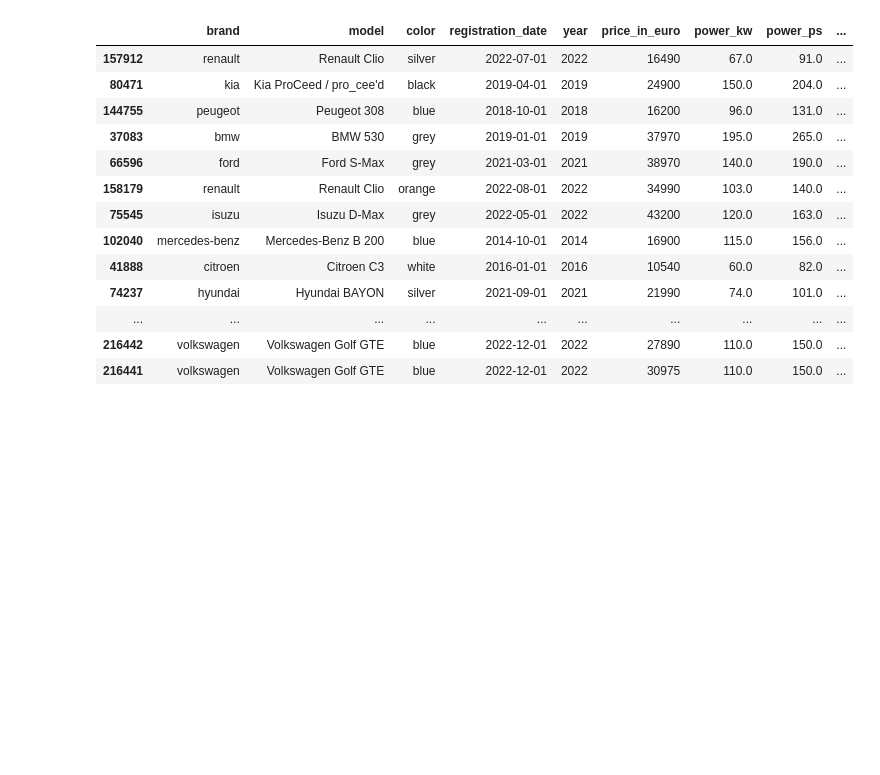
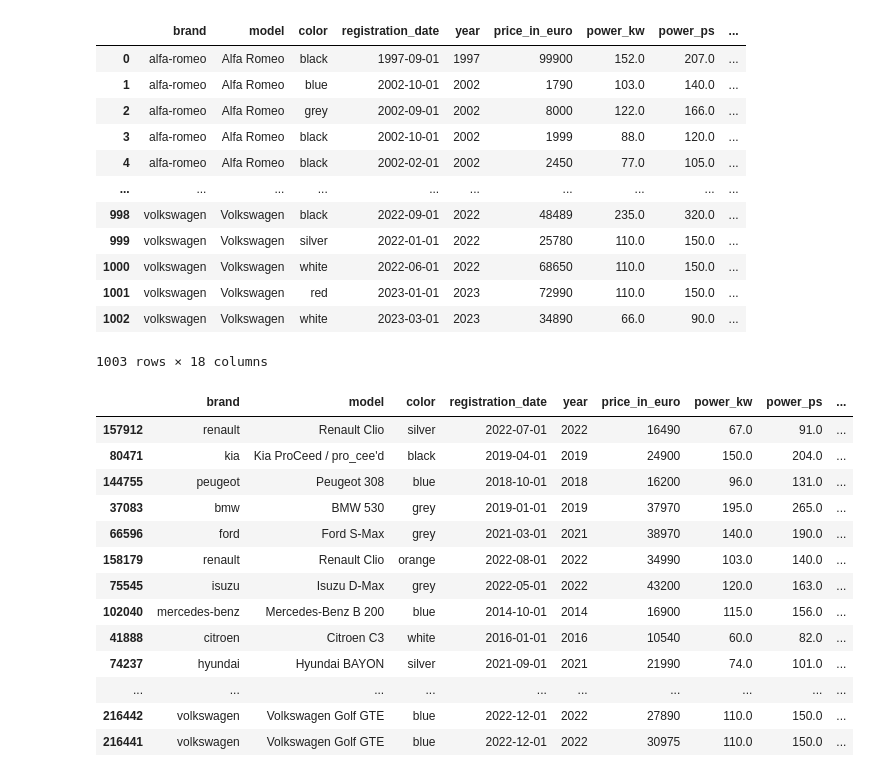
Before and after one commit to kiljos/data_mining, a Jupyter notebook: EDA/overlook_data.ipynb, the cells around one changed output. Saved outputs shown, nothing was run; the diff lists cells and outputs as text; code cells hidden in the pictures; blank space fills up the shorter version.

```diff
--- a/EDA/overlook_data.ipynb
+++ b/EDA/overlook_data.ipynb
@@ -22,9 +96,9 @@ def drop_records_brand_equal_model(df):
     df["model_norm"]  = df["model"].apply(normalize)
 
     # Zeilen behalten, bei denen die Normalisierungen unterschiedlich sind
-    df = df[df["brand_norm"] != df["model_norm"]].reset_index(drop=True)
+    df = df[df["brand_norm"] == df["model_norm"]].reset_index(drop=True)
 
-    df.drop(columns=["brand_norm", "model_norm"], inplace=True)
+  #  df.drop(columns=["brand_norm", "model_norm"], inplace=True)
     return df
 #--------------------------------------
 
@@ -121,6 +195,22 @@ df['year'] = pd.to_numeric(df['year'], errors='coerce')
 df['registration_date'] = pd.to_datetime(df['registration_date'], format='%m/%Y', errors='coerce')
 df['registration_month'] = df['registration_date'].dt.month
 df['registration_year'] = df['registration_date'].dt.year
+# %%
+df[df["brand_norm"] == df["model_norm"]]
+# %% [output]
+|  | brand | model | color | registration_date | year | price_in_euro | power_kw | power_ps | ... |
+| 0 | alfa-romeo | Alfa Romeo | black | 1997-09-01 | 1997 | 99900 | 152.0 | 207.0 | ... |
+| 1 | alfa-romeo | Alfa Romeo | blue | 2002-10-01 | 2002 | 1790 | 103.0 | 140.0 | ... |
+| 2 | alfa-romeo | Alfa Romeo | grey | 2002-09-01 | 2002 | 8000 | 122.0 | 166.0 | ... |
+| 3 | alfa-romeo | Alfa Romeo | black | 2002-10-01 | 2002 | 1999 | 88.0 | 120.0 | ... |
+| 4 | alfa-romeo | Alfa Romeo | black | 2002-02-01 | 2002 | 2450 | 77.0 | 105.0 | ... |
+| ... | ... | ... | ... | ... | ... | ... | ... | ... | ... |
+| 998 | volkswagen | Volkswagen | black | 2022-09-01 | 2022 | 48489 | 235.0 | 320.0 | ... |
+| 999 | volkswagen | Volkswagen | silver | 2022-01-01 | 2022 | 25780 | 110.0 | 150.0 | ... |
+| 1000 | volkswagen | Volkswagen | white | 2022-06-01 | 2022 | 68650 | 110.0 | 150.0 | ... |
+| 1001 | volkswagen | Volkswagen | red | 2023-01-01 | 2023 | 72990 | 110.0 | 150.0 | ... |
+| 1002 | volkswagen | Volkswagen | white | 2023-03-01 | 2023 | 34890 | 66.0 | 90.0 | ... |
+1003 rows × 18 columns
 # %%
 df.sort_values(by = 'fuel_consumption_l_100km').head(30)
 # %% [output]
```
Also changed, not shown: parts of 1 cell of this notebook, 10 other files.
